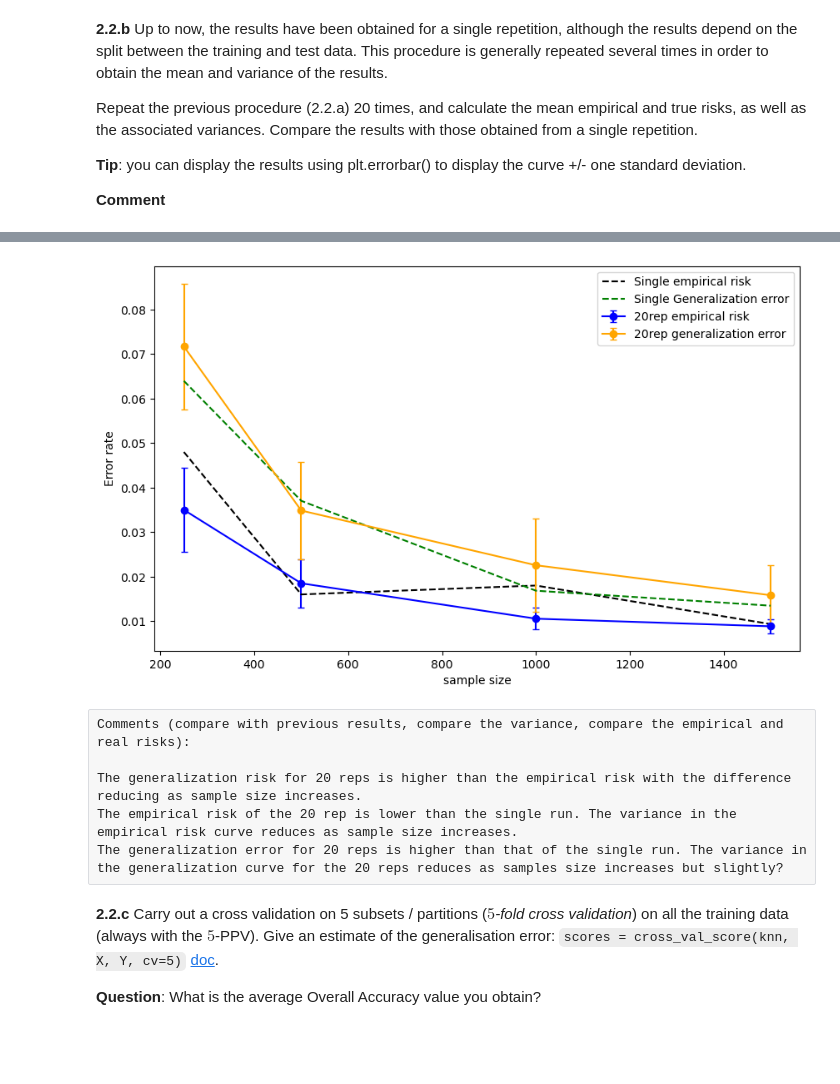
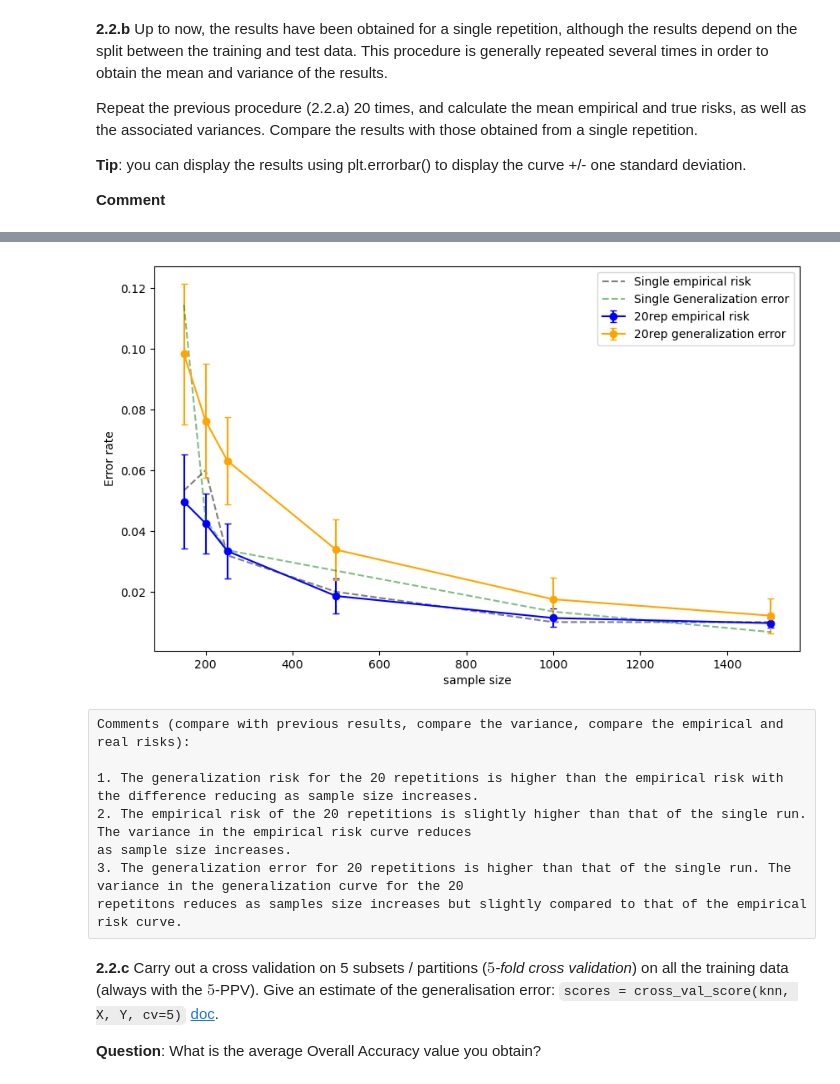
Before and after one commit to Ethel-Ogallo/UBS_ML, a Jupyter notebook: Labs/TP-modelSelection.ipynb, the cells around one changed output, grey strips where cells are left out. Drawn from its saved outputs; the diff is of its cells as text; code cells hidden in the pictures; blank space fills up the shorter version.

```diff
--- a/Labs/TP-modelSelection.ipynb
+++ b/Labs/TP-modelSelection.ipynb
@@ -333,24 +335,26 @@ df
 # %%
 plt.figure(figsize=(10,6))
 
-plt.errorbar(size[-4:], mean_errors[-4:], yerr=std_errors[-4:], marker='o', color='blue', capsize=3, label='20rep empirical risk')
-plt.plot(size[-4:], errors[-4:], color='black',linestyle='--', label='Single empirical risk')
+plt.errorbar(size[-6:], mean_errors[-6:], yerr=std_errors[-6:], marker='o', color='blue', capsize=3, label='20rep empirical risk')
+plt.plot(size[-6:], errors[-6:], color='black', alpha=0.5, linestyle='--', label='Single empirical risk')
 
-plt.errorbar(size[-4:], mean_gen[-4:], yerr=std_gen[-4:], marker='o', color='orange', capsize=3, label='20rep generalization error')
-plt.plot(size[-4:], gen_errors[-4:],  color='green', linestyle='--',label='Single Generalization error')
+plt.errorbar(size[-6:], mean_gen[-6:], yerr=std_gen[-6:], marker='o', color='orange', capsize=3, label='20rep generalization error')
+plt.plot(size[-6:], gen_errors[-6:],  color='green', alpha=0.5, linestyle='--',label='Single Generalization error')
 
 plt.xlabel('sample size')
 plt.ylabel('Error rate')
 plt.legend()
 plt.show()
 # %% [output]
-[figure, old version]
+[figure, new version]
 # %% [raw]
 Comments (compare with previous results, compare the variance, compare the empirical and real risks):
 
-The generalization risk for 20 reps is higher than the empirical risk with the difference reducing as sample size increases.
-The empirical risk of the 20 rep is lower than the single run. The variance in the empirical risk curve reduces as sample size increases.
-The generalization error for 20 reps is higher than that of the single run. The variance in the generalization curve for the 20 reps reduces as samples size increases but slightly?
+1. The generalization risk for the 20 repetitions is higher than the empirical risk with the difference reducing as sample size increases.
+2. The empirical risk of the 20 repetitions is slightly higher than that of the single run. The variance in the empirical risk curve reduces
+as sample size increases.
+3. The generalization error for 20 repetitions is higher than that of the single run. The variance in the generalization curve for the 20
+repetitons reduces as samples size increases but slightly compared to that of the empirical risk curve.
 # %% [markdown]
 **2.2.c** Carry out a cross validation on 5 subsets / partitions (*$5$-fold cross validation*) on all the training data (always with the $5$-PPV). Give an estimate of the generalisation error: `scores = cross_val_score(knn, X, Y, cv=5)` [doc](https://scikit-learn.org/stable/modules/generated/sklearn.model_selection.cross_val_score.html?highlight=cross_val_score#sklearn.model_selection.cross_val_score).
 
```
Also changed, not shown: parts of 11 cells of this notebook.
